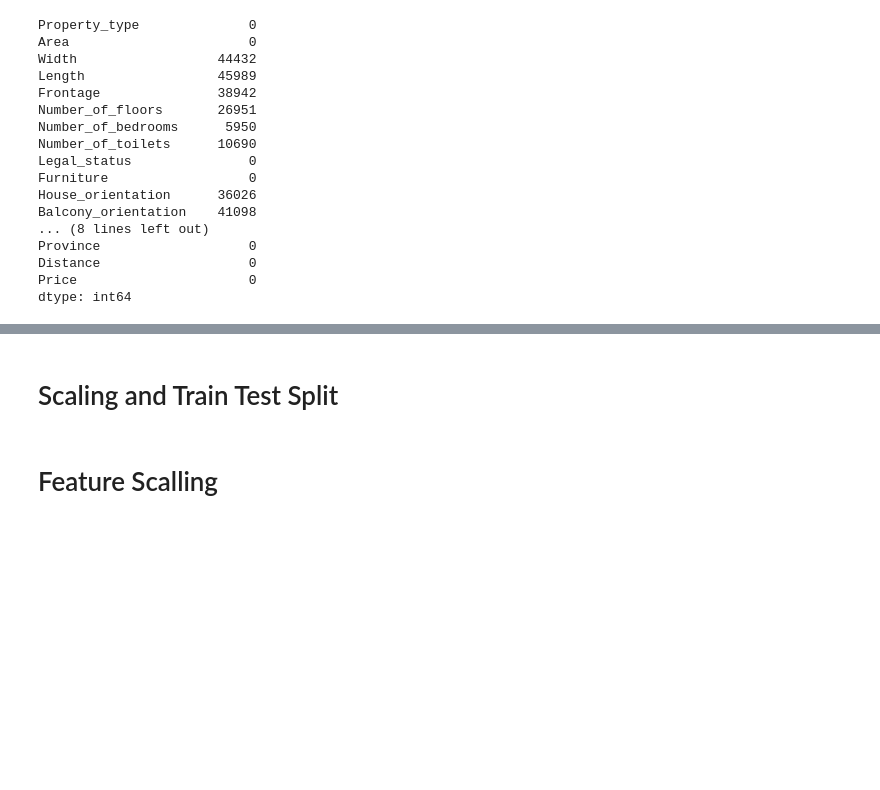
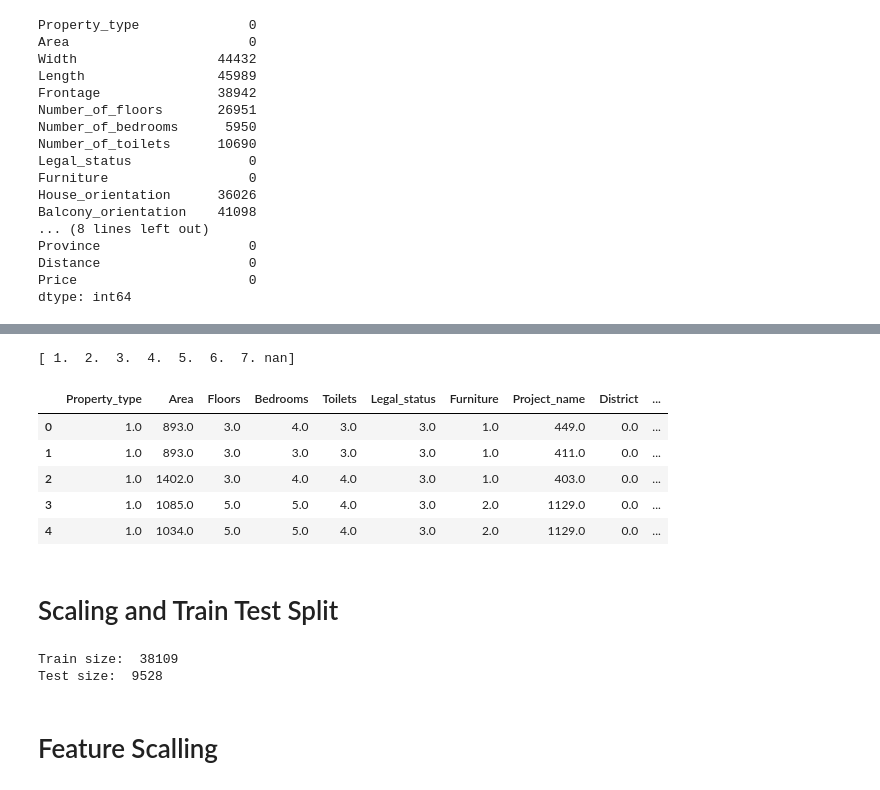
Before and after one commit to NgdHung31/Real_Estate_Regession_Deep_Learning, a Jupyter notebook: Kaggle_KerassRegression.ipynb, the cells around one changed output, grey strips where cells are left out. Drawn from its saved outputs; the diff is of its cells as text; code cells hidden in the pictures; blank space fills up the shorter version.

```diff
--- a/Kaggle_KerassRegression.ipynb
+++ b/Kaggle_KerassRegression.ipynb
@@ -244,12 +239,46 @@ Data = Data.drop('date',axis=1)
+# %%
+# Convert object value to numeric value
+Data['Toilets'] = Data['Toilets'].replace('Nhiều hơn 6 phòng', 7)
+Data['Toilets'] = pd.to_numeric(Data['Toilets'], errors='coerce')
+print(np.unique(Data['Toilets']))
+# %% [output]
+[ 1.  2.  3.  4.  5.  6.  7. nan]
+# %%
+from sklearn.preprocessing import OrdinalEncoder
+
+# Create an instance of OrdinalEncoder
+Encoder = OrdinalEncoder()
+Encoder.set_params(encoded_missing_value=-1)
+
+# Fit the encoder to your data
+Encoder.fit(Data)
+
+# Transform your data using the encoder
+Encoded_data = Encoder.transform(Data)
+Data = pd.DataFrame(Encoded_data, columns=Data.columns)
+# Print the encoded data
+Data.head(5)
+# %% [output]
+|  | Property_type | Area | Floors | Bedrooms | Toilets | Legal_status | Furniture | Project_name | District | ... |
+| 0 | 1.0 | 893.0 | 3.0 | 4.0 | 3.0 | 3.0 | 1.0 | 449.0 | 0.0 | ... |
+| 1 | 1.0 | 893.0 | 3.0 | 3.0 | 3.0 | 3.0 | 1.0 | 411.0 | 0.0 | ... |
+| 2 | 1.0 | 1402.0 | 3.0 | 4.0 | 4.0 | 3.0 | 1.0 | 403.0 | 0.0 | ... |
+| 3 | 1.0 | 1085.0 | 5.0 | 5.0 | 4.0 | 3.0 | 2.0 | 1129.0 | 0.0 | ... |
+| 4 | 1.0 | 1034.0 | 5.0 | 5.0 | 4.0 | 3.0 | 2.0 | 1129.0 | 0.0 | ... |
 # %% [markdown]
 # Scaling and Train Test Split
 # %%
-X = Data.drop('Price',axis =1).values
+X = Data.drop('Price',axis = 1).values
 y = Data['Price'].values
 
 #splitting Train and Test
 from sklearn.model_selection import train_test_split
-X_train, X_test, y_train, y_test = train_test_split(X, y, test_size=0.33, random_state=101)
+X_train, X_test, y_train, y_test = train_test_split(X, y, test_size=0.2, random_state=101)
+print("Train size: ", X_train.shape[0])
+print("Test size: ", X_test.shape[0])
+# %% [output]
+Train size:  38109
+Test size:  9528
 # %% [markdown]
 # Feature Scalling
 # %%
```
Also changed, not shown: parts of 28 cells of this notebook, 2 other files.
